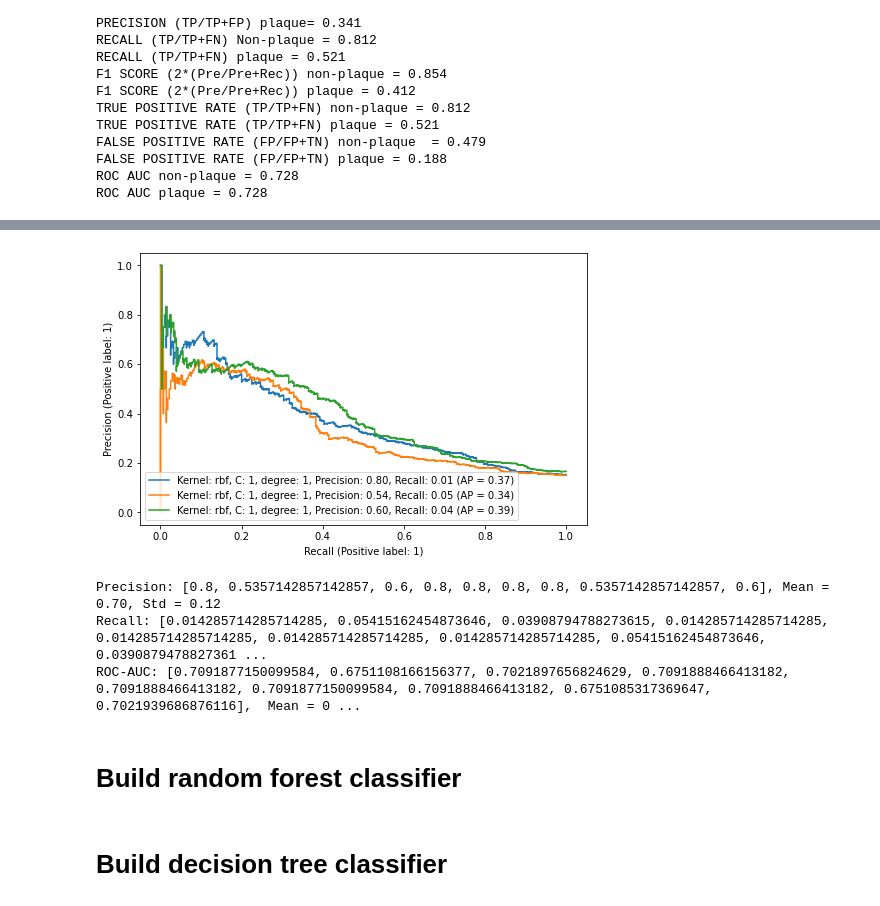
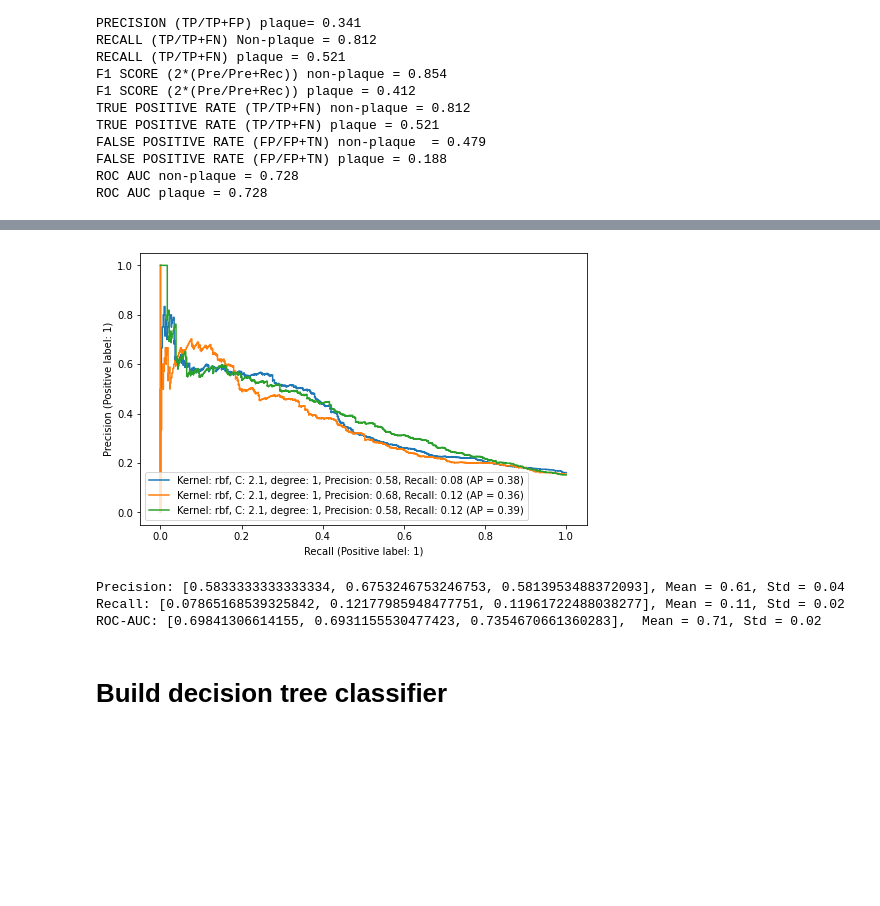
Before and after one commit to dmnburrows/spatial_transcriptomics, a Jupyter notebook: plaque_classify.ipynb, the cells around one changed output, grey strips where cells are left out. Drawn from its saved outputs; the diff is of its cells as text; code cells hidden in the pictures; blank space fills up the shorter version.

Commit message:
building decision tree

```diff
--- a/plaque_classify.ipynb
+++ b/plaque_classify.ipynb
@@ -1083,17 +1085,20 @@ Training label shape = (5572,), Test label shape =  (2745,)
 # %%
 #Do hyperparameter search
 
-#Define model
-svc_classifier = SVC(gamma='scale', coef0=0, probability=True)
+# Define your model
+svc_classifier = SVC(gamma='scale', probability=True)
 model = make_pipeline(StandardScaler(), svc_classifier)
-
 scoring = ('precision', 'recall', 'roc_auc')
 
 #Define grid search parameters
 from sklearn.model_selection import GridSearchCV
-parameters = [{'kernel': ['rbf'], 'C': list(np.arange(0.1, 10, 1))},
-            {'kernel': ['poly'], 'C': list(np.arange(0.1, 10, 1)), 'degree': list(np.arange(2,5,1))}]
+parameters = [{'svc__kernel': ['sigmoid'], 'svc__C': list(np.arange(0.1, 10, 1)), 'svc__degree': [1], 'svc__coef0':list(np.arange(0.1, 10, 1))}
+              ,{'svc__kernel': ['rbf'], 'svc__C': list(np.arange(0.1, 10, 1)), 'svc__degree': [1], 'svc__coef0': [0]},
+            {'svc__kernel': ['poly'], 'svc__C': list(np.arange(0.1, 10, 1)), 'svc__degree': list(np.arange(2,5,1)), 'svc__coef0':list(np.arange(0.1, 10, 1))}]
 
+
+par_list = ['svc__kernel', 'svc__C', 'svc__degree', 'svc__coef0']
+par_list = ['param_' + i for i in par_list]
 
 # #Define external parameters to loop over
 # #n DE genes
@@ -1102,7 +1107,8 @@ parameters = [{'kernel': ['rbf'], 'C': list(np.arange(0.1, 10, 1))},
 # n_pc = (np.geomspace(2, 50, 10).astype(int))[1:]
 # n_de, n_pc
 
-#parameter types?
+#over/undersampling?
 
 
 #weighted precision + recall?
+par_list
@@ -1109,5 +1116,0 @@ parameters = [{'kernel': ['rbf'], 'C': list(np.arange(0.1, 10, 1))},
-# %%
-par_list = ['svc__kernel', 'svc__C', 'svc__degree']
-par_list = ['param_' + i for i in par_list]
-parameters={'svc__kernel': ['rbf'], 'svc__C': [1], 'svc__degree':[1]}
-par_list
@@ -1123,12 +1124,8 @@ from sklearn.metrics import precision_score, recall_score, roc_auc_score
 
 
 #Define your data
-X,y = X_train, y_train #sub_gm, meta['adj_plq']
+X,y = sub_gm, meta['adj_plq']
 n_cv = 3
-
-# Define your model
-svc_classifier = SVC(gamma='scale', coef0=0, probability=True)
-model = make_pipeline(StandardScaler(), svc_classifier)
 
 score_df = pd.DataFrame()
 # Manually create outer folds
@@ -1223,6 +1200,12 @@ ROC-AUC: [0.7091877150099584, 0.6751108166156377, 0.7021897656824629],  Mean = 0
 fig, ax = plt.subplots(figsize=(8, 5))
 from sklearn.metrics import PrecisionRecallDisplay
 from sklearn.metrics import PrecisionRecallDisplay, precision_score
+
+# Lists to store metrics for each fold
+precisions = []
+recalls = []
+roc_aucs = []
+model_li = []
 
 for x,s in enumerate(store_test):
     max_index = grop['mean_test_precision'].idxmax()  # Get the index of the max value
@@ -1234,38 +1217,36 @@ for x,s in enumerate(store_test):
     # Make predictions
     y_pred = best_model.predict(s[0])
     y_proba = best_model.predict_proba(s[0])[:, 1] # Probability for the positive class
 
     # Calculate precision and recall
     precision = precision_score(s[1], y_pred)
     recall = recall_score(s[1], y_pred)
 
     # Calculate ROC-AUC
     roc_auc = roc_auc_score(s[1], y_proba)
 
     # Store metrics
     precisions.append(precision)
     recalls.append(recall)
     roc_aucs.append(roc_auc)
 
     model_li.append(best_model)
 
     legend_label = f'Kernel: {kernel}, C: {C_value}, degree: {degree}, Precision: {precision:.2f}, Recall: {recall:.2f}'
 
     disp = PrecisionRecallDisplay.from_estimator(
         best_model, s[0], s[1], name=legend_label, pos_label=1, ax=ax)
 
 plt.show()
 
 # Calculate and print mean and standard deviation for each metric
 print(f"Precision: {precisions}, Mean = {np.mean(precisions):.2f}, Std = {np.std(precisions):.2f}")
 print(f"Recall: {recalls}, Mean = {np.mean(recalls):.2f}, Std = {np.std(recalls):.2f}")
 print(f"ROC-AUC: {roc_aucs},  Mean = {np.mean(roc_aucs):.2f}, Std = {np.std(roc_aucs):.2f}")
 # %% [output]
-[figure, old version]
+[figure, new version]
-Precision: [0.8, 0.5357142857142857, 0.6, 0.8, 0.8, 0.8, 0.8, 0.5357142857142857, 0.6], Mean = 0.70, Std = 0.12
-Recall: [0.014285714285714285, 0.05415162454873646, 0.03908794788273615, 0.014285714285714285, 0.014285714285714285, 0.014285714285714285, 0.014285714285714285, 0.05415162454873646, 0.0390879478827361 ...
-ROC-AUC: [0.7091877150099584, 0.6751108166156377, 0.7021897656824629, 0.7091888466413182, 0.7091888466413182, 0.7091877150099584, 0.7091888466413182, 0.6751085317369647, 0.7021939686876116],  Mean = 0 ...
+Precision: [0.5833333333333334, 0.6753246753246753, 0.5813953488372093], Mean = 0.61, Std = 0.04
+Recall: [0.07865168539325842, 0.12177985948477751, 0.11961722488038277], Mean = 0.11, Std = 0.02
+ROC-AUC: [0.69841306614155, 0.6931155530477423, 0.7354670661360283],  Mean = 0.71, Std = 0.02
-# %% [markdown]
-# Build random forest classifier
 # %% [markdown]
 # Build decision tree classifier
```
Also changed, not shown: parts of 9 cells of this notebook.
